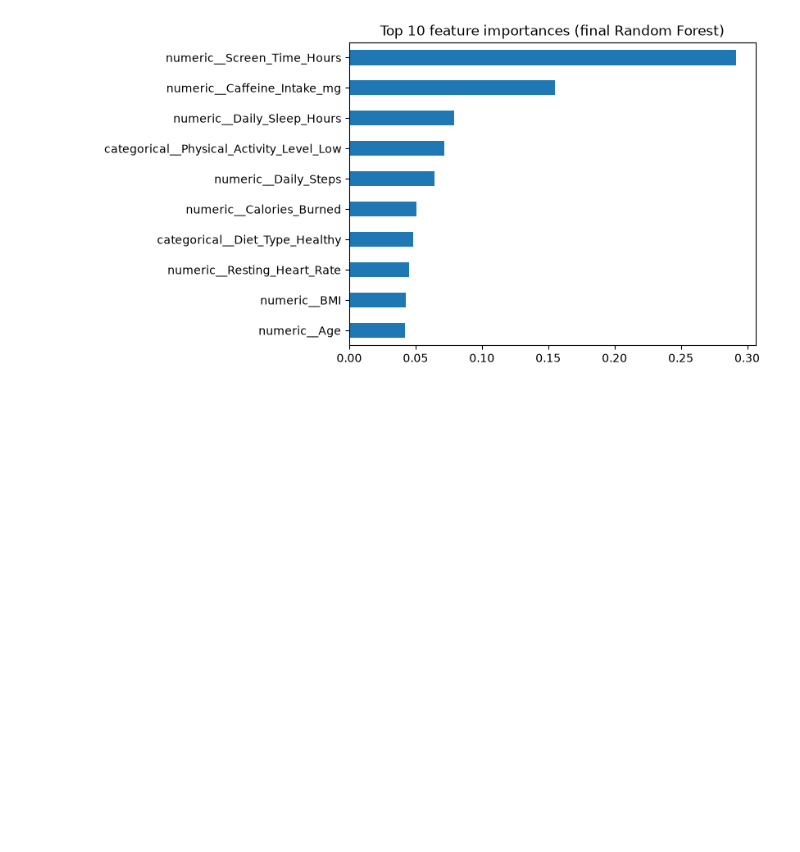
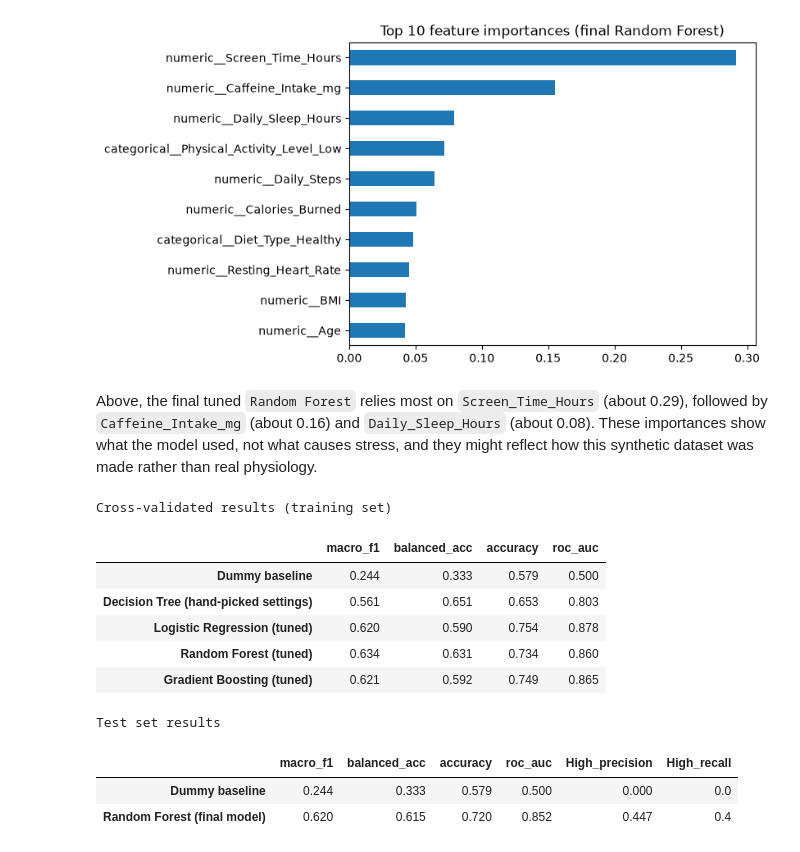
Before and after one commit to Mykkey/Wearable-Tech-Stress-Project, a Jupyter notebook: notebooks/01_stress_prediction.ipynb, the cells around one changed output. Cells and saved outputs as stored; diff of their text form; code cells hidden in the pictures; blank space fills up the shorter version.

Commit message:
renamed notebook to 01_stress_prediction, updated the README and finished the markdown

````diff
--- a/notebooks/01_data_audit_and_baseline.ipynb
+++ b/notebooks/01_stress_prediction.ipynb
@@ -519,3 +547,52 @@ plt.title("Top 10 feature importances (final Random Forest)")
 plt.show()
 # %% [output]
 [figure]
+# %% [markdown]
+Above, the final tuned ```Random Forest``` relies most on ```Screen_Time_Hours``` (about 0.29), followed by ```Caffeine_Intake_mg``` (about 0.16) and ```Daily_Sleep_Hours``` (about 0.08). These importances show what the model used, not what causes stress, and they might reflect how this synthetic dataset was made rather than real physiology.
+# %%
+# Table 1: every model, cross-validated on the training set (same folds, same metrics)
+compare = {
+    "Dummy baseline": baseline,
+    "Decision Tree (hand-picked settings)": Pipeline([("prep", preprocess), ("clf", models["Decision Tree"])]),
+    "Logistic Regression (tuned)": tuned["Logistic Regression"].best_estimator_,
+    "Random Forest (tuned)": tuned["Random Forest"].best_estimator_,
+    "Gradient Boosting (tuned)": tuned["Gradient Boosting"].best_estimator_,
+}
+
+cv_rows = {}
+for name, est in compare.items():
+    r = cross_validate(est, X_train, y_train, cv = cv, scoring = scoring)
+    cv_rows[name] = {metric: r["test_" + metric].mean() for metric in scoring}
+
+summary_cv = pd.DataFrame(cv_rows).T.round(3)
+print("Cross-validated results (training set)")
+display(summary_cv)
+
+# Table 2: baseline vs final model on the held-out test set
+def test_summary(est):
+    pred = est.predict(X_test)
+    prob = est.predict_proba(X_test)
+    rep = classification_report(y_test, pred, output_dict = True, zero_division = 0)
+    return {"macro_f1": f1_score(y_test, pred, average = "macro"),
+            "balanced_acc": balanced_accuracy_score(y_test, pred),
+            "accuracy": accuracy_score(y_test, pred),
+            "roc_auc": roc_auc_score(y_test, prob, multi_class = "ovr", labels = est.classes_),
+            "High_precision": rep["High"]["precision"],
+            "High_recall": rep["High"]["recall"]}
+
+summary_test = pd.DataFrame({"Dummy baseline": test_summary(baseline),
+                             best_name + " (final model)": test_summary(final_model)}).T.round(3)
+print("Test set results")
+display(summary_test)
+# %% [output]
+Cross-validated results (training set)
+|  | macro_f1 | balanced_acc | accuracy | roc_auc |
+| Dummy baseline | 0.244 | 0.333 | 0.579 | 0.500 |
+| Decision Tree (hand-picked settings) | 0.561 | 0.651 | 0.653 | 0.803 |
+| Logistic Regression (tuned) | 0.620 | 0.590 | 0.754 | 0.878 |
+| Random Forest (tuned) | 0.634 | 0.631 | 0.734 | 0.860 |
+| Gradient Boosting (tuned) | 0.621 | 0.592 | 0.749 | 0.865 |
+Test set results
+|  | macro_f1 | balanced_acc | accuracy | roc_auc | High_precision | High_recall |
+| Dummy baseline | 0.244 | 0.333 | 0.579 | 0.500 | 0.000 | 0.0 |
+| Random Forest (final model) | 0.620 | 0.615 | 0.720 | 0.852 | 0.447 | 0.4 |
````
Also changed, not shown: parts of 17 cells of this notebook.
